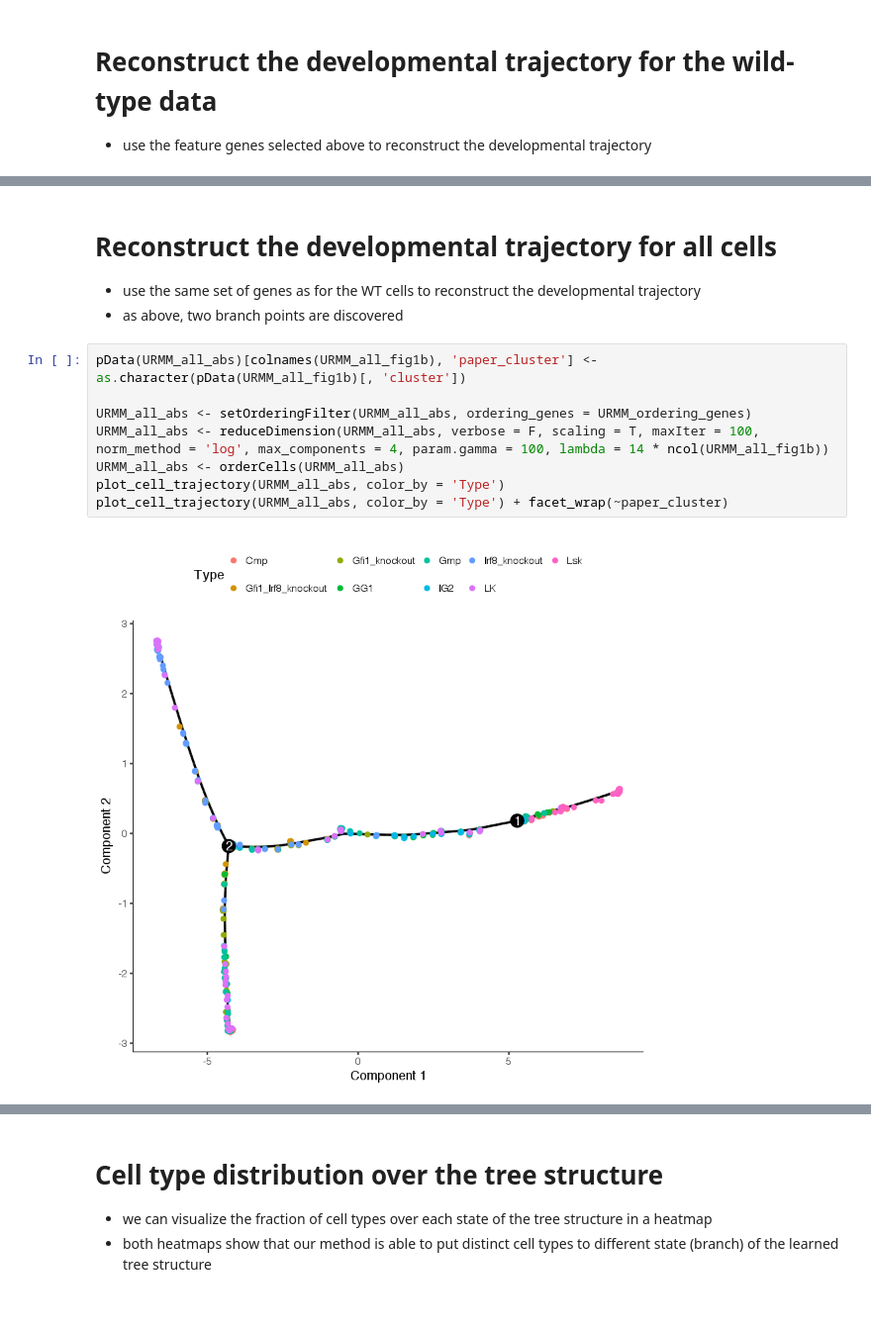
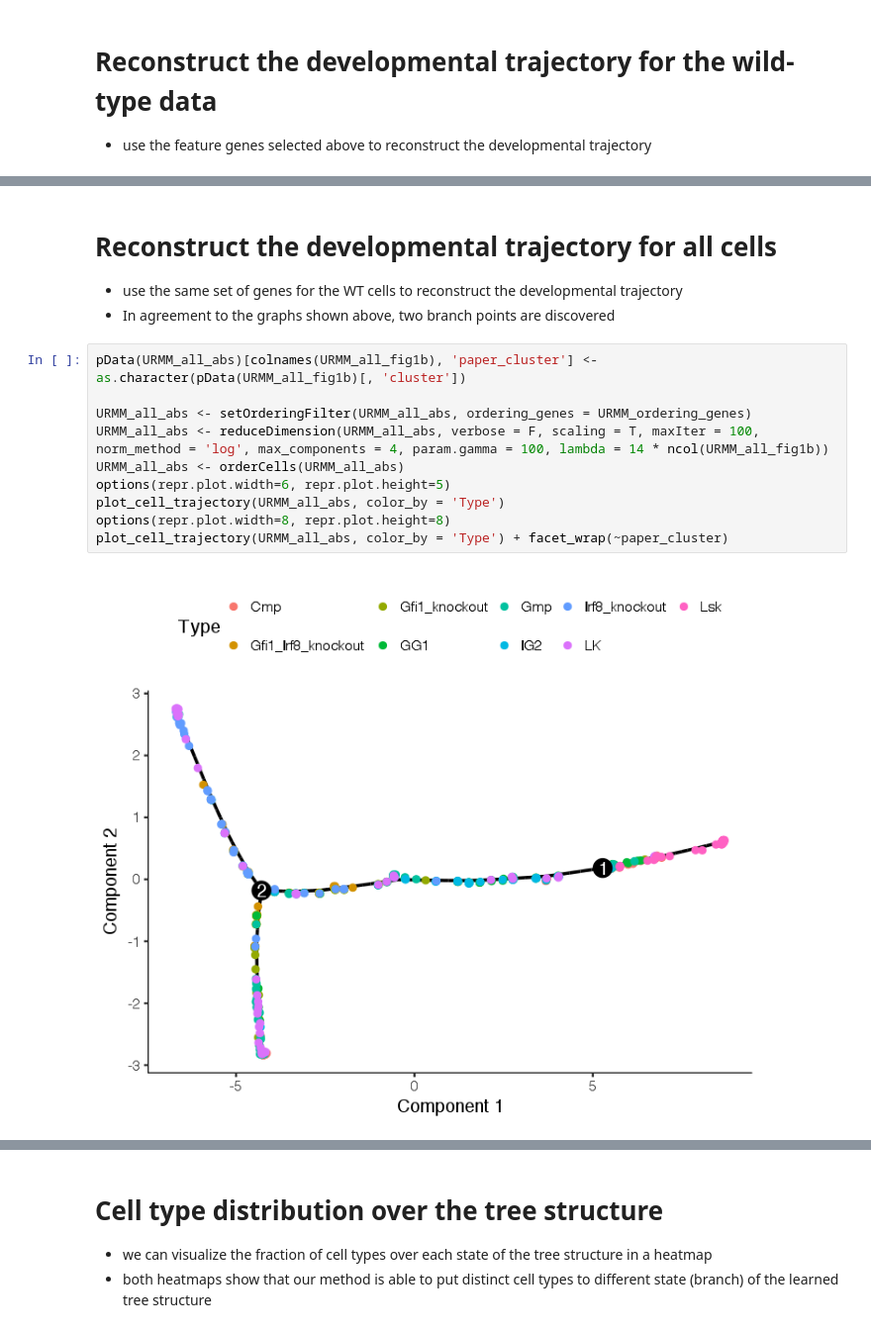
Before and after one commit to cole-trapnell-lab/monocle2-rge-paper, a Jupyter notebook: Olsson_dataset_analysis_final.ipynb, the cells around one changed output, grey strips where cells are left out. Shown at 99% size. Cells and saved outputs as stored; diff of their text form.

```diff
--- a/Olsson_dataset_analysis_final.ipynb
+++ b/Olsson_dataset_analysis_final.ipynb
@@ -149,14 +153,16 @@ plot_cell_trajectory(URMM_all_fig1b, color_by = 'cluster', x = 1, y = 3) + facet
 # %% [markdown]
 # Reconstruct the developmental trajectory for all cells
-- use the same set of genes as for the WT cells to reconstruct the developmental trajectory
-- as above, two branch points are discovered
+- use the same set of genes for the WT cells to reconstruct the developmental trajectory
+- In agreement to the graphs shown above, two branch points are discovered
 # %%
 pData(URMM_all_abs)[colnames(URMM_all_fig1b), 'paper_cluster'] <- as.character(pData(URMM_all_fig1b)[, 'cluster'])
 
 URMM_all_abs <- setOrderingFilter(URMM_all_abs, ordering_genes = URMM_ordering_genes)
 URMM_all_abs <- reduceDimension(URMM_all_abs, verbose = F, scaling = T, maxIter = 100, norm_method = 'log', max_components = 4, param.gamma = 100, lambda = 14 * ncol(URMM_all_fig1b))
 URMM_all_abs <- orderCells(URMM_all_abs)
+options(repr.plot.width=6, repr.plot.height=5)
 plot_cell_trajectory(URMM_all_abs, color_by = 'Type')
+options(repr.plot.width=8, repr.plot.height=8)
 plot_cell_trajectory(URMM_all_abs, color_by = 'Type') + facet_wrap(~paper_cluster)
 # %% [output]
-[figure, old version]
+[figure, new version]
```
Also changed, not shown: parts of 20 cells of this notebook, 1 other file.
